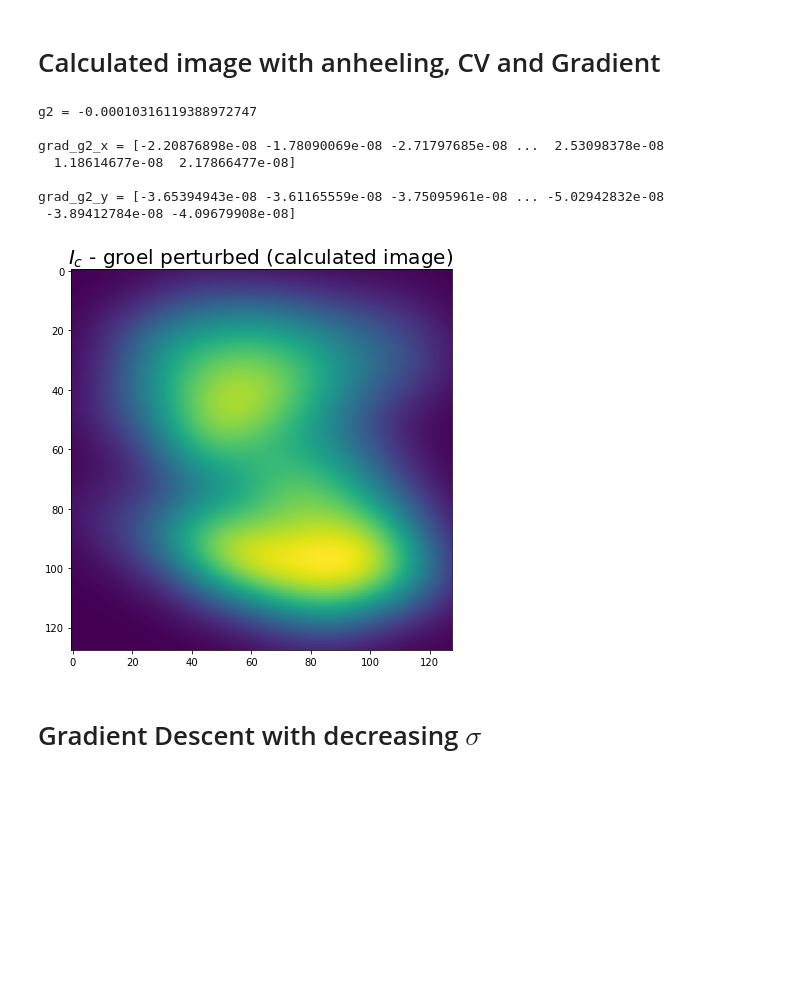
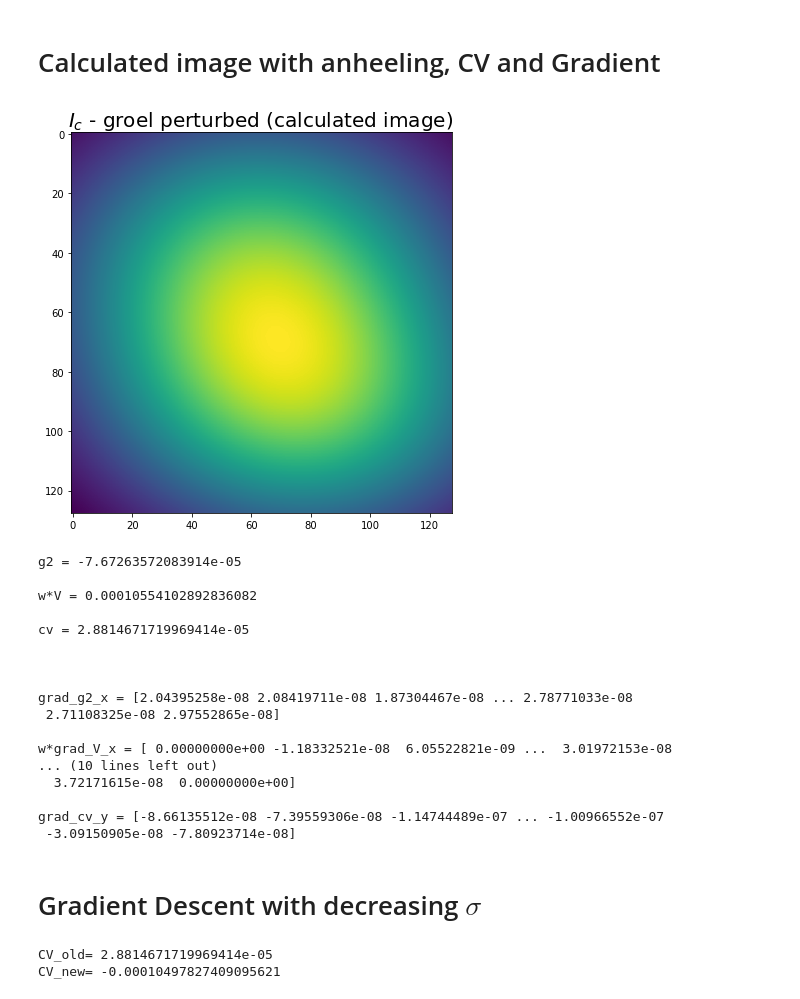
Before and after one commit to DSilva27/gradient_cryoEM, a Jupyter notebook: python/gradient_descent_anheeling.ipynb, the cells around one changed output. Drawn from its saved outputs; the diff is of its cells as text; code cells hidden in the pictures; blank space fills up the shorter version.

Commit message:
addition of the harmonic potential

```diff
--- a/python/gradient_descent_anheeling.ipynb
+++ b/python/gradient_descent_anheeling.ipynb
@@ -208,29 +312,67 @@ y_c=y_r+y_noise
 # %% [markdown]
 # Calculated image with anheeling, CV and Gradient
 # %%
-sigma0=6
+sigma0=20
 Ic, Axc, Ayc = I_calculated_A (x_c, y_c, sigma0, n, res)
-
-g2 = g2ce(Ic, Ir)
-grad_g2 = grad_g2ce(Ic, Ir, Axc, Ayc, N_atoms)
-
-print('g2 = {}\n'.format(g2))
-print('grad_g2_x = {}\n'.format(grad_g2[0]))
-print('grad_g2_y = {}'.format(grad_g2[1]))
 
 plt.imshow(Ic)
 plt.rcParams["figure.figsize"] = (7,7)
 plt.title(r'$I_c$ - groel perturbed (calculated image) ', fontsize=20)
 plt.show()
 # %% [output]
-g2 = -0.00010316119388972747
-
-grad_g2_x = [-2.20876898e-08 -1.78090069e-08 -2.71797685e-08 ...  2.53098378e-08
-  1.18614677e-08  2.17866477e-08]
-
-grad_g2_y = [-3.65394943e-08 -3.61165559e-08 -3.75095961e-08 ... -5.02942832e-08
- -3.89412784e-08 -4.09679908e-08]
-[figure, old version]
+[figure, new version]
+# %%
+d0=3
+w=1e-8
+g2 = g2ce(Ic, Ir)
+V=sum_harmonic(x_c, y_c, d0)
+CV=collective_variable(Ic, Ir, x_c, y_c, d0, w)
+
+grad_g2 = grad_g2ce(Ic, Ir, Axc, Ayc, N_atoms)
+grad_V = grad_distance(x_c, y_c, d0)
+grad_CV= grad_cv(Ic, Ir, Axc, Ayc, N_atoms, x_c, y_c, d0, w)
+
+print('g2 = {}\n'.format(g2))
+print('w*V = {}\n'.format(w*V))
+print('cv = {}\n'.format(CV))
+print('\n')
+print('grad_g2_x = {}\n'.format(grad_g2[0]))
+print('w*grad_V_x = {}\n'.format(w*grad_V[0]))
+print('grad_cv_x = {}\n'.format(grad_CV[0]))
+print('\n')
+print('grad_g2_y = {}'.format(grad_g2[1]))
+print('w*grad_V_y = {}\n'.format(w*grad_V[1]))
+print('grad_cv_y = {}\n'.format(grad_CV[1]))
+# %% [output]
+g2 = -7.67263572083914e-05
+
+w*V = 0.00010554102892836082
+
+cv = 2.8814671719969414e-05
+
+
+
+grad_g2_x = [2.04395258e-08 2.08419711e-08 1.87304467e-08 ... 2.78771033e-08
+ 2.71108325e-08 2.97552865e-08]
+
+w*grad_V_x = [ 0.00000000e+00 -1.18332521e-08  6.05522821e-09 ...  3.01972153e-08
+... (10 lines left out)
+  3.72171615e-08  0.00000000e+00]
+
+grad_cv_y = [-8.66135512e-08 -7.39559306e-08 -1.14744489e-07 ... -1.00966552e-07
+ -3.09150905e-08 -7.80923714e-08]
 # %% [markdown]
 # Gradient Descent with decreasing $\sigma$
+# %%
+k=10e5 #Learning Rate
+N=10   #Gradient Descent Steps
+N_int=2
+sigmaf=sigma
+CV_gd, grad_gd, Ic_gd = nested_anh_gradiend_descent_cv(Ic, Ir, x_c, y_c, d0, w, Axc, Ayc, sigma0, sigmaf, n, res, k, N, N_int)
+
+print('CV_old=',CV)
+print('CV_new=',CV_gd)
+# %% [output]
+CV_old= 2.8814671719969414e-05
+CV_new= -0.00010497827409095621
 # %%
```
Also changed, not shown: parts of 5 cells of this notebook.
